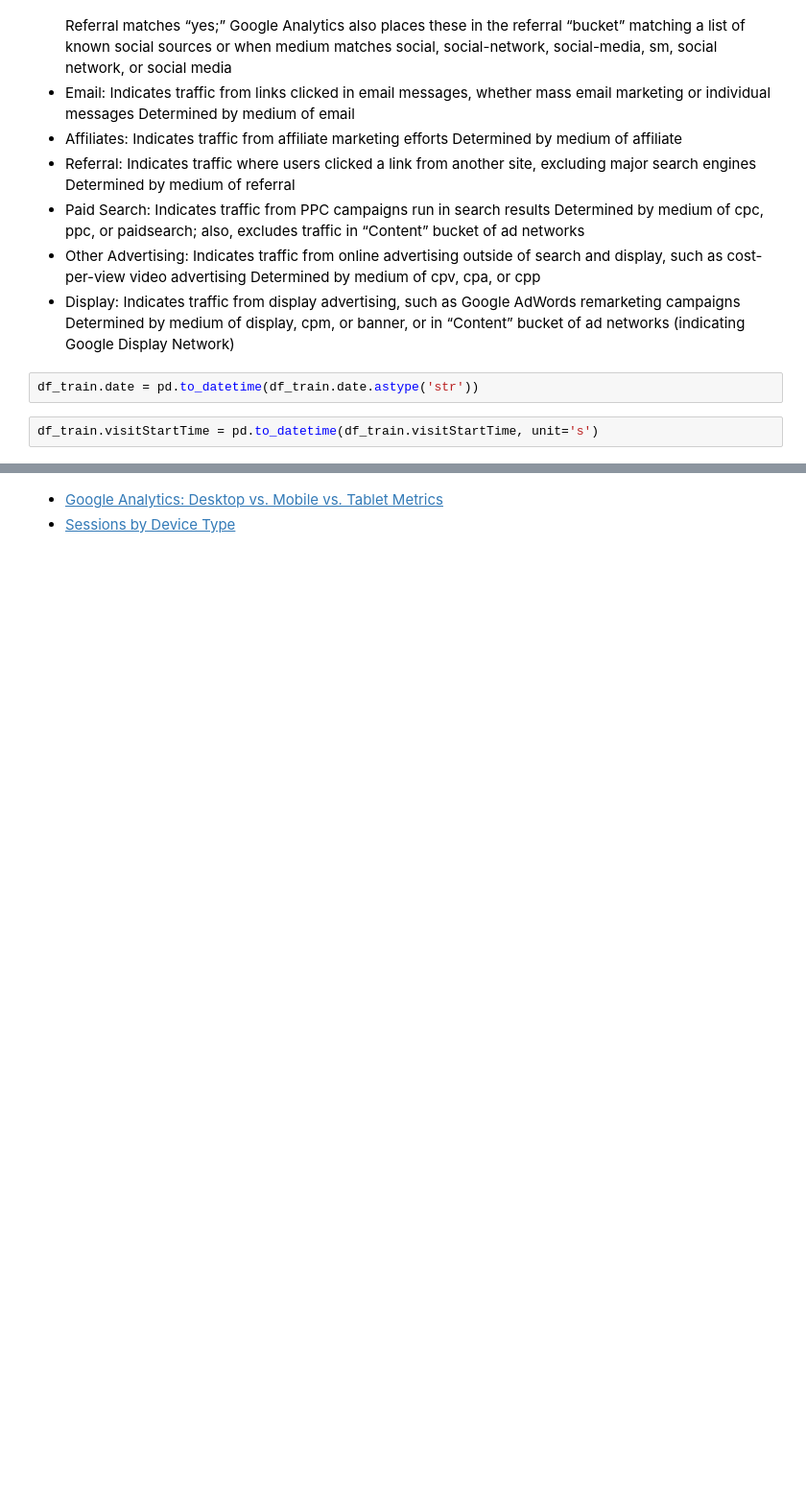
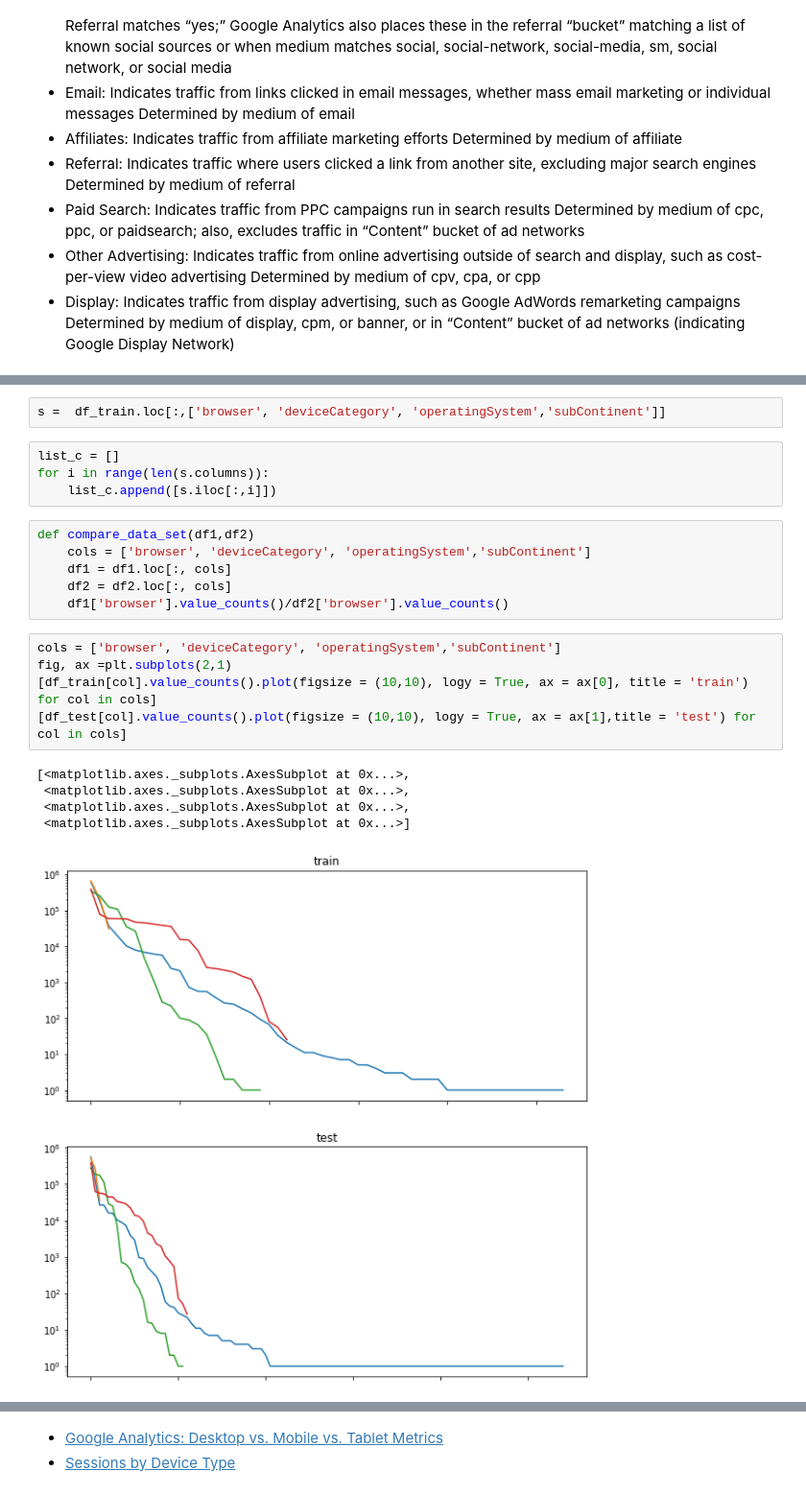
Before and after one commit to kuonumber/Google-Analytics_Customer_Revenue_Prediction, a Jupyter notebook: 201801008_revenue_prediction.ipynb, the cells around one changed output, grey strips where cells are left out. Shown at 96% size. Cells and saved outputs as stored; diff of their text form; blank space fills up the shorter version.

```diff
--- a/201801008_revenue_prediction.ipynb
+++ b/201801008_revenue_prediction.ipynb
@@ -107,7 +160,3 @@ Determined by medium of cpv, cpa, or cpp
 * Display:
 Indicates traffic from display advertising, such as Google AdWords remarketing campaigns
 Determined by medium of display, cpm, or banner, or in “Content” bucket of ad networks (indicating Google Display Network)
-# %%
-df_train.date = pd.to_datetime(df_train.date.astype('str'))
-# %%
-df_train.visitStartTime = pd.to_datetime(df_train.visitStartTime, unit='s')
@@ -139 +195,24 @@ visitStartTime          datetime64[ns]
 dtype: object
+# %%
+s =  df_train.loc[:,['browser', 'deviceCategory', 'operatingSystem','subContinent']]
+# %%
+list_c = []
+for i in range(len(s.columns)):
+    list_c.append([s.iloc[:,i]])
+# %%
+def compare_data_set(df1,df2)
+    cols = ['browser', 'deviceCategory', 'operatingSystem','subContinent']
+    df1 = df1.loc[:, cols]
+    df2 = df2.loc[:, cols]
+    df1['browser'].value_counts()/df2['browser'].value_counts()
+# %%
+cols = ['browser', 'deviceCategory', 'operatingSystem','subContinent']
+fig, ax =plt.subplots(2,1)
+[df_train[col].value_counts().plot(figsize = (10,10), logy = True, ax = ax[0], title = 'train') for col in cols]
+[df_test[col].value_counts().plot(figsize = (10,10), logy = True, ax = ax[1],title = 'test') for col in cols]
+# %% [output]
+[<matplotlib.axes._subplots.AxesSubplot at 0x...>,
+ <matplotlib.axes._subplots.AxesSubplot at 0x...>,
+ <matplotlib.axes._subplots.AxesSubplot at 0x...>,
+ <matplotlib.axes._subplots.AxesSubplot at 0x...>]
+[figure, added]
```
Also changed, not shown: parts of 57 cells of this notebook.
